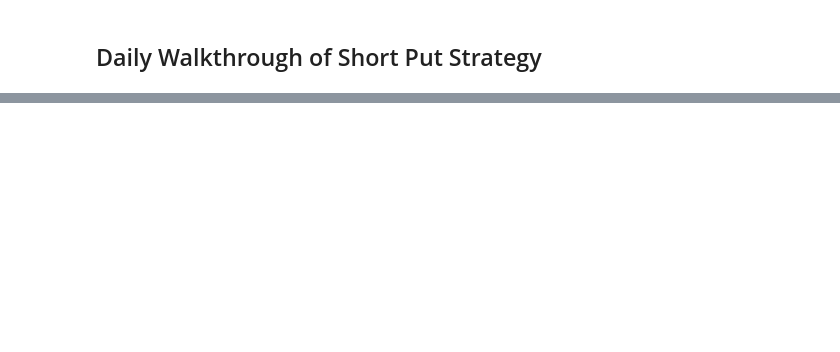
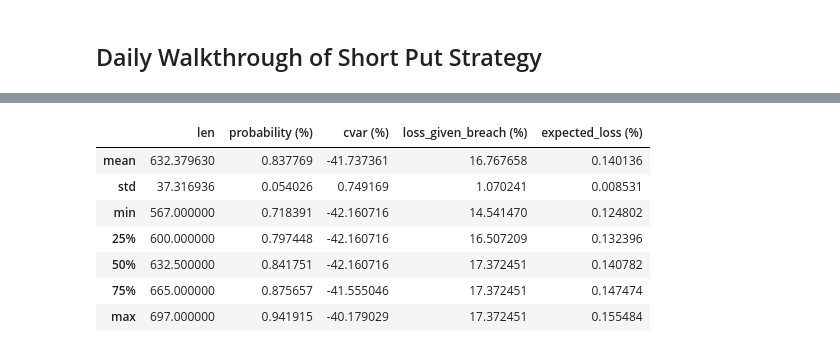
Before and after one commit to laurence1126/Option-Wheel, a Jupyter notebook: run_backtest.ipynb, the cells around one changed output, grey strips where cells are left out. Saved outputs shown, nothing was run; the diff lists cells and outputs as text; code cells hidden in the pictures; blank space fills up the shorter version.

```diff
--- a/run_backtest.ipynb
+++ b/run_backtest.ipynb
@@ -201,0 +245,54 @@ ml_result.metrics
+# %%
+def non_overlap_sample(close: pd.DataFrame, maturity: int, offset: int = 0) -> pd.DataFrame:
+    rows = []
+    i = offset
+    while i < len(close):
+        target_date = close.index[i] + pd.Timedelta(days=maturity)
+        j = close.index.searchsorted(target_date)
+        if j >= len(close):
+            break
+        rows.append(
+            {
+                "Start Date": close.index[i],
+                "End Date": close.index[j],
+                "Close": close["Close"].iloc[i],
+                "Fwd Close": close["Close"].iloc[j],
+                "Fwd Return": close["Close"].iloc[j] / close["Close"].iloc[i] - 1,
+            }
+        )
+        i = j + 1
+    return pd.DataFrame(rows).set_index("Start Date")
+
+
+results = []
+for offset in range(252 * 3):
+    sample = non_overlap_sample(close, maturity, offset)
+    if sample.empty:
+        continue
+
+    breach = sample["Fwd Return"] < pct_exec
+    loss = (1 - (1 + sample["Fwd Return"]) / (1 + pct_exec)).clip(lower=0)
+
+    results.append(
+        {
+            "offset": offset,
+            "len": len(sample),
+            "probability (%)": breach.mean() * 100,
+            "cvar (%)": sample.loc[breach, "Fwd Return"].mean() * 100,
+            "loss_given_breach (%)": loss.loc[breach].mean() * 100,
+            "expected_loss (%)": loss.mean() * 100,
+        }
+    )
+
+results = pd.DataFrame(results).set_index("offset")
+des = results.describe()
+des.loc[~des.index.isin(["count"])]
+# %% [output]
+|  | len | probability (%) | cvar (%) | loss_given_breach (%) | expected_loss (%) |
+| mean | 632.379630 | 0.837769 | -41.737361 | 16.767658 | 0.140136 |
+| std | 37.316936 | 0.054026 | 0.749169 | 1.070241 | 0.008531 |
+| min | 567.000000 | 0.718391 | -42.160716 | 14.541470 | 0.124802 |
+| 25% | 600.000000 | 0.797448 | -42.160716 | 16.507209 | 0.132396 |
+| 50% | 632.500000 | 0.841751 | -42.160716 | 17.372451 | 0.140782 |
+| 75% | 665.000000 | 0.875657 | -41.555046 | 17.372451 | 0.147474 |
+| max | 697.000000 | 0.941915 | -40.179029 | 17.372451 | 0.155484 |
```
Also changed, not shown: parts of 4 cells of this notebook.
